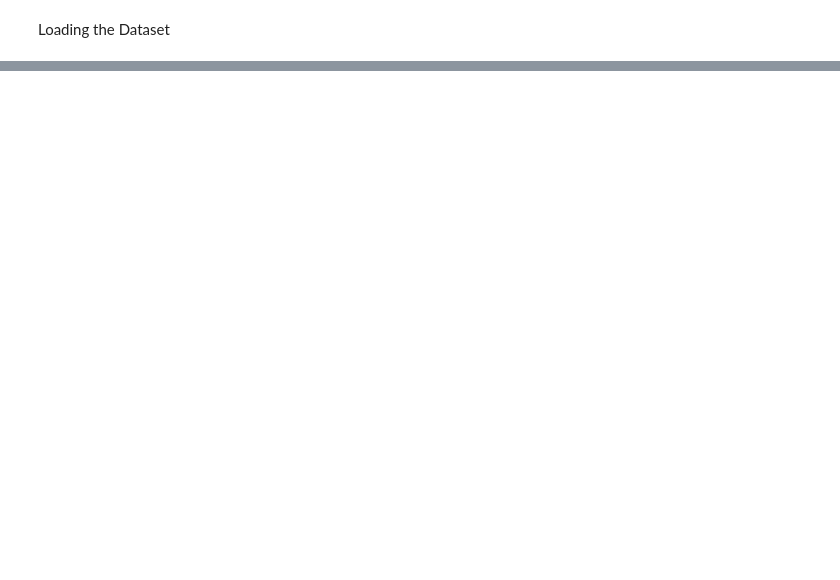
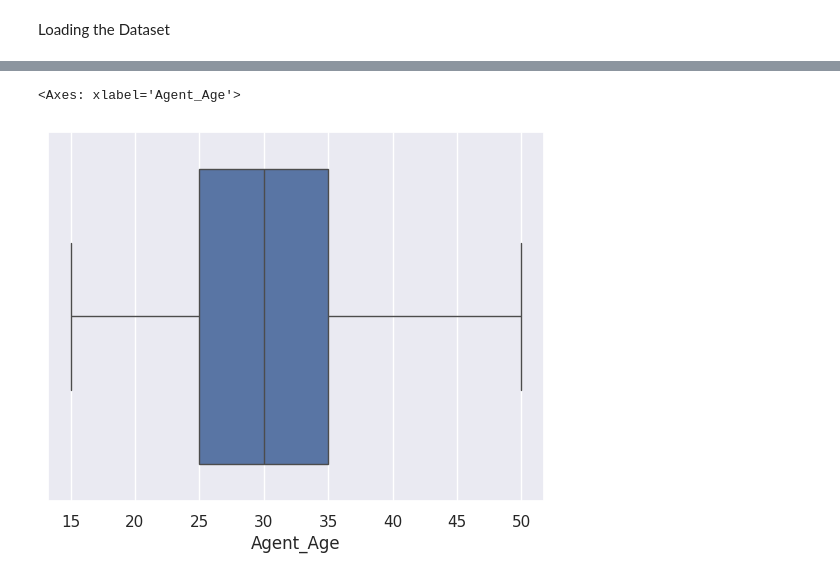
Before and after one commit to RitikDevnani/Amazon-Delivery-Time-Prediction, a Jupyter notebook: Code/for_data.ipynb, the cells around one changed output, grey strips where cells are left out. Drawn from its saved outputs; the diff is of its cells as text; code cells hidden in the pictures; blank space fills up the shorter version.

```diff
--- a/Code/for_data.ipynb
+++ b/Code/for_data.ipynb
@@ -17,7 +18,7 @@ Mounted at /content/drive
 # %% [markdown]
 Loading the Dataset
 # %%
-file_path = '/content/drive/MyDrive/Colab Notebooks/Amazon Delivery Prediction/main_data.csv.'
+file_path = '/content/drive/MyDrive/Colab Notebooks/Amazon Delivery Prediction/main_data.csv'
 df = pd.read_csv(file_path)
 df.head()
 # %% [output]
@@ -24,0 +102,5 @@ FileNotFoundError: [Errno 2] No such file or directory: '/content/drive/MyDrive/
+# %%
+#For handling missing data of Agent_Rating Feature, I'll use median as it is safest and gives middle value
+median_rating = df['Agent_Rating'].median()
+df.fillna({'Agent_Rating': median_rating}, inplace=True)
+print(df['Agent_Rating'].isnull().sum()) #to check whether it worked or not
@@ -24,0 +109,5 @@ FileNotFoundError: [Errno 2] No such file or directory: '/content/drive/MyDrive/
+# %%
+print(df['Weather'].value_counts())
+mode_weather = df['Weather'].mode()[0]  # This will be 'Fog'
+df.fillna({'Weather': mode_weather}, inplace=True)
+print(df['Weather'].isnull().sum()) #to check whether it worked or not
@@ -24,0 +136,5 @@ FileNotFoundError: [Errno 2] No such file or directory: '/content/drive/MyDrive/
+# %%
+sns.boxplot(x=df['Agent_Age']) #to check for strange data
+# %% [output]
+<Axes: xlabel='Agent_Age'>
+[figure, added]
```
Also changed, not shown: parts of 11 cells of this notebook.
